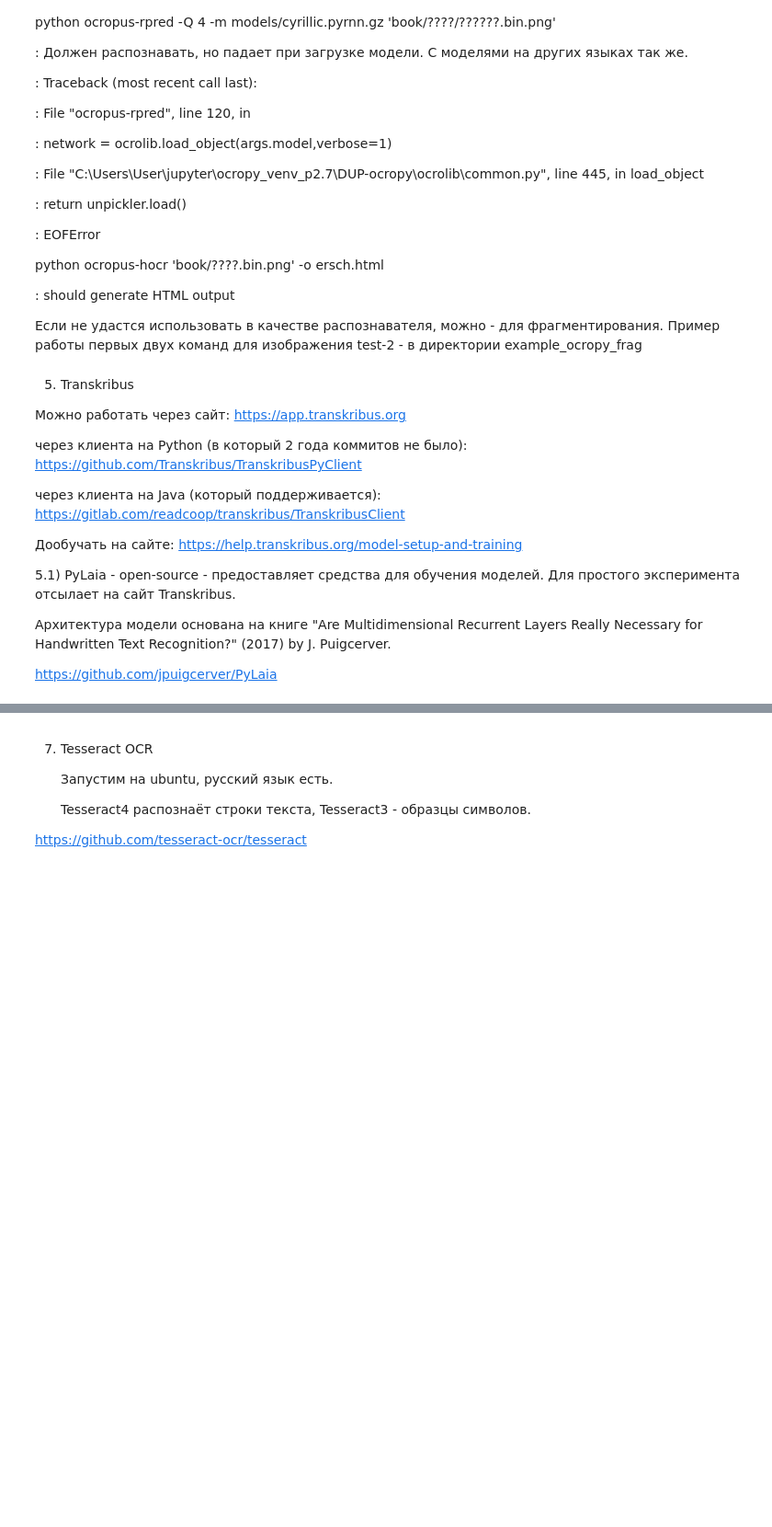
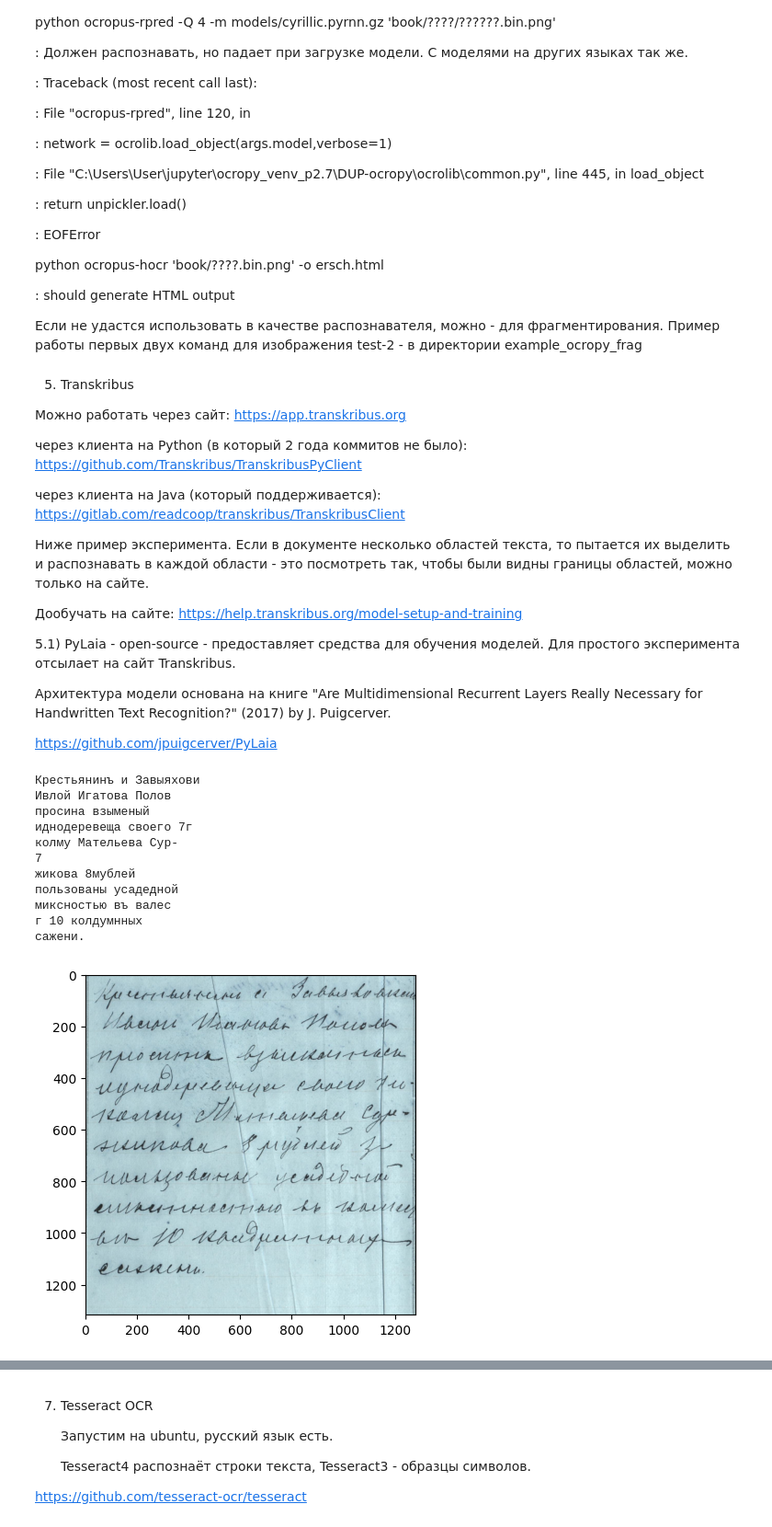
Before and after one commit to gudkovst/Recognition-volost-courts, a Jupyter notebook: review.ipynb, the cells around one changed output, grey strips where cells are left out. Shown at 92% size. Saved outputs shown, nothing was run; the diff lists cells and outputs as text; code cells hidden in the pictures; blank space fills up the shorter version.

Commit message:
test mmocr, pull results from transkribus site

```diff
--- a/review.ipynb
+++ b/review.ipynb
@@ -71,6 +71,9 @@ python ocropus-hocr 'book/????.bin.png' -o ersch.html
 через клиента на Java (который поддерживается): https://gitlab.com/readcoop/transkribus/TranskribusClient
 
 
+Ниже пример эксперимента. Если в документе несколько областей текста, то пытается их выделить и распознавать в каждой области - это посмотреть так, чтобы были видны границы областей, можно только на сайте.
+
+
 Дообучать на сайте: https://help.transkribus.org/model-setup-and-training
 
 
@@ -79,5 +82,24 @@ python ocropus-hocr 'book/????.bin.png' -o ersch.html
 Архитектура модели основана на книге "Are Multidimensional Recurrent Layers Really Necessary for Handwritten Text Recognition?" (2017) by J. Puigcerver.
 
 https://github.com/jpuigcerver/PyLaia
+# %%
+img = load_picture('test_pictures\\test-2-soderganie.jpg')
+
+with open('transkribus-texts\\test-2-soderganie.txt', encoding='utf-8') as file:
+    for line in file:
+        print(line.strip())
+# %% [output]
+Крестьянинъ и Завыяхови
+Ивлой Игатова Полов
+просина взыменый
+иднодеревеща своего 7г
+колму Мательева Сур-
+7
+жикова 8мублей
+пользованы усадедной
+миксностью въ валес
+г 10 колдумнных
+сажени.
+[figure, added]
 # %% [markdown]
 6) PaddleOCR
```
Also changed, not shown: parts of 8 cells of this notebook.
